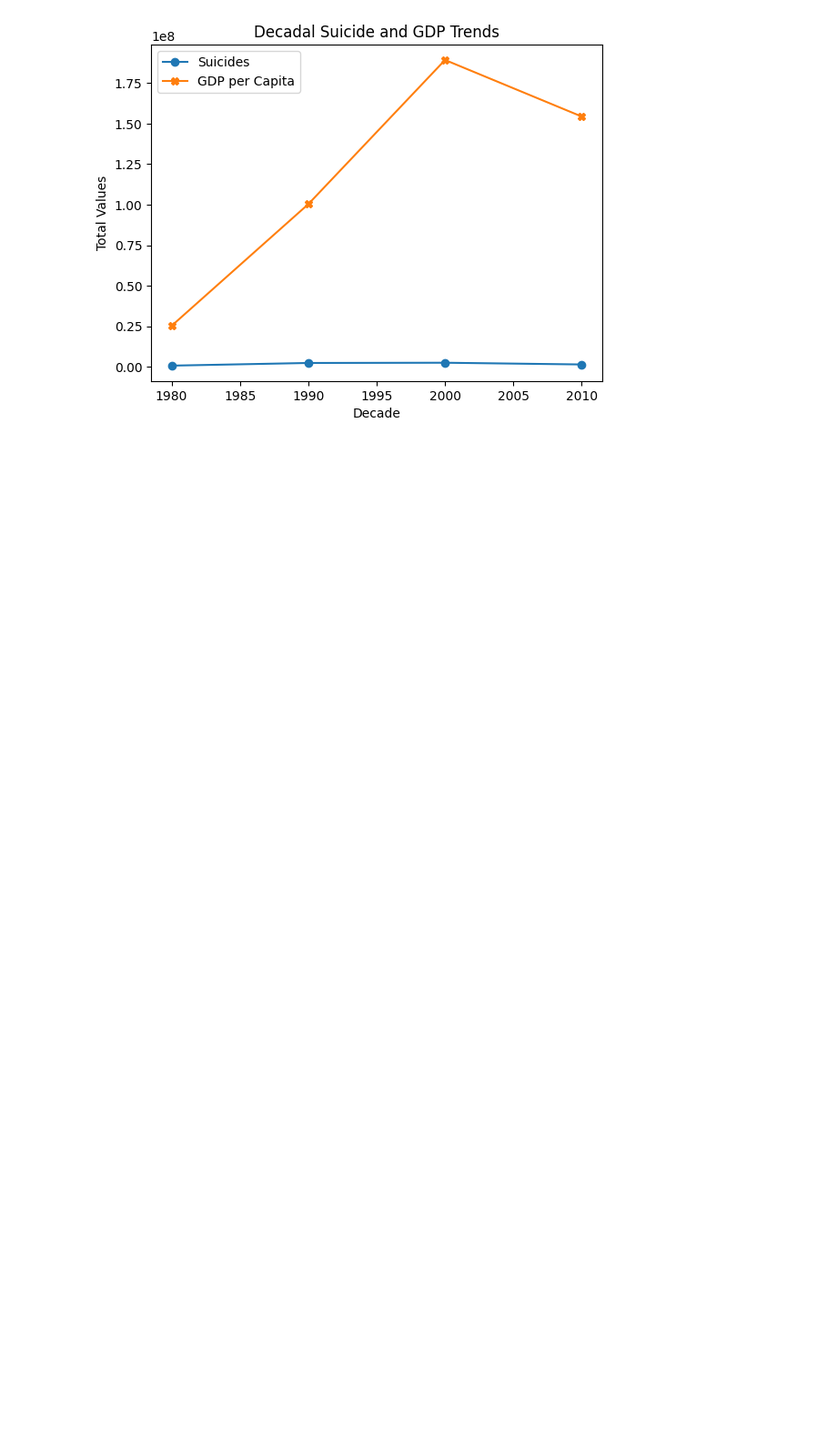
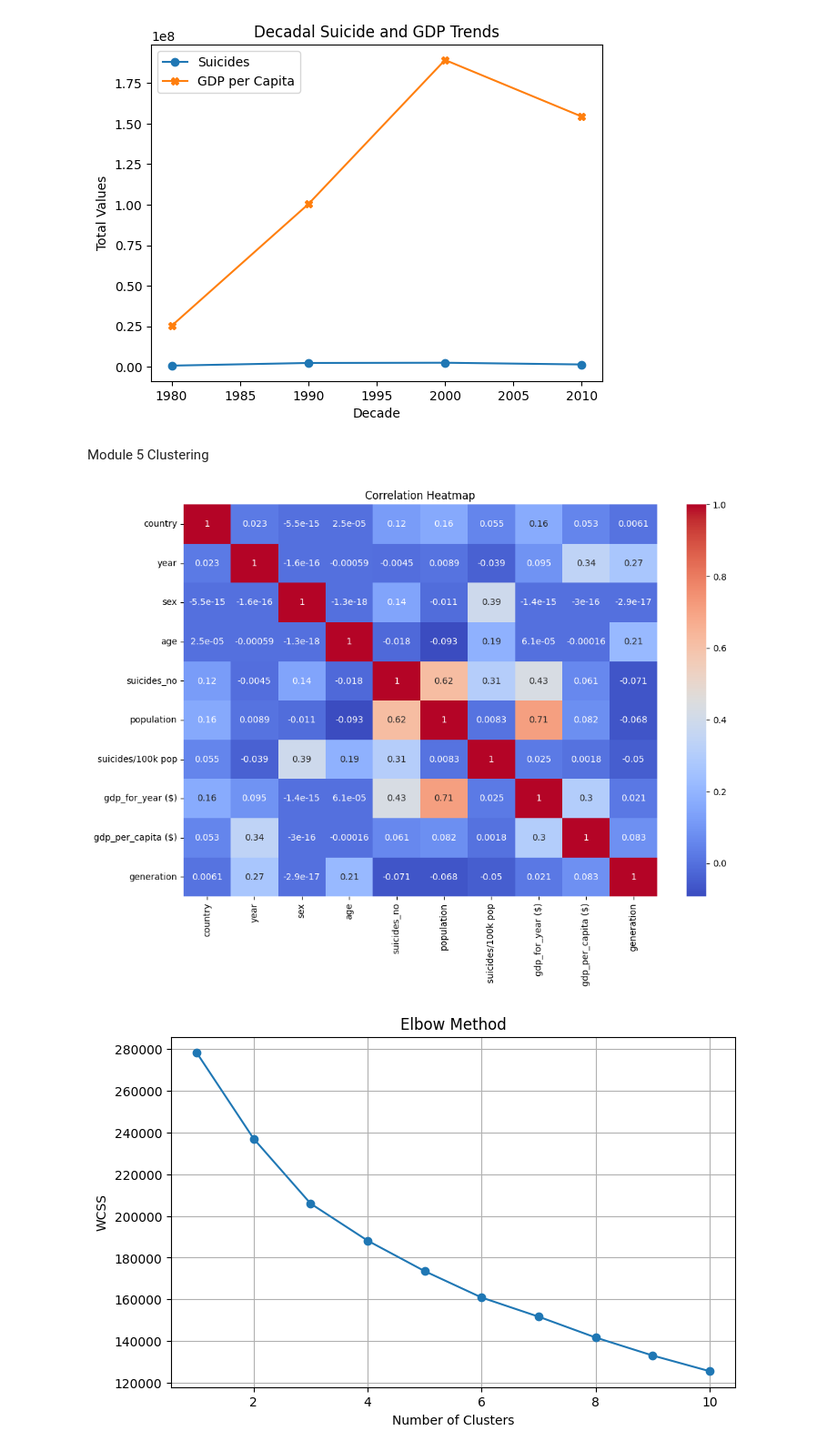
Before and after one commit to skizzle010/21BDS0180-EDA-DA, a Jupyter notebook: EDA_DA.ipynb, the cells around one changed output. Shown at 91% size. Cells and saved outputs as stored; diff of their text form; code cells hidden in the pictures; blank space fills up the shorter version.

```diff
--- a/EDA_DA.ipynb
+++ b/EDA_DA.ipynb
@@ -298,3 +298,72 @@ plt.show()
 [figure]
 [figure]
 [figure]
+# %% [markdown]
+Module 5 Clustering
+# %%
+# Import libraries
+import pandas as pd
+import matplotlib.pyplot as plt
+import seaborn as sns
+from sklearn.preprocessing import LabelEncoder, StandardScaler
+from sklearn.cluster import KMeans
+
+# Load dataset
+df = pd.read_csv("Suicide data.csv")
+
+# Clean column names
+df.columns = df.columns.str.strip()
+
+# Drop mostly-null column
+df = df.drop(columns=["HDI for year"])
+
+# Convert GDP column to numeric
+df['gdp_for_year ($)'] = df['gdp_for_year ($)'].str.replace(',', '').astype(float)
+
+# Drop 'country-year' column
+df = df.drop(columns=['country-year'])
+
+# Encode categorical variables
+label_encoders = {}
+cat_columns = ['country', 'sex', 'age', 'generation']
+for col in cat_columns:
+    le = LabelEncoder()
+    df[col] = le.fit_transform(df[col])
+    label_encoders[col] = le
+
+# Display correlation heatmap
+plt.figure(figsize=(12, 8))
+sns.heatmap(df.corr(), annot=True, cmap="coolwarm")
+plt.title("Correlation Heatmap")
+plt.show()
+
+# Normalize features
+scaler = StandardScaler()
+scaled_df = scaler.fit_transform(df)
+
+# Elbow method to find optimal clusters
+wcss = []
+for i in range(1, 11):
+    kmeans = KMeans(n_clusters=i, random_state=42, n_init=10)
+    kmeans.fit(scaled_df)
+    wcss.append(kmeans.inertia_)
+
+plt.figure(figsize=(8, 5))
+plt.plot(range(1, 11), wcss, marker='o')
+plt.title("Elbow Method")
+plt.xlabel("Number of Clusters")
+plt.ylabel("WCSS")
+plt.grid(True)
+plt.show()
+
+# Apply KMeans with optimal K (you can choose e.g. k=3 or 4 based on the elbow plot)
+k = 4
+kmeans = KMeans(n_clusters=k, random_state=42, n_init=10)
+df['cluster'] = kmeans.fit_predict(scaled_df)
+
+# Pairplot for clusters (reduced subset to avoid performance lag)
+sns.pairplot(df.sample(1000), hue='cluster', diag_kind='kde', palette='bright')
+plt.show()
+# %% [output]
+[figure, added]
+[figure, added]
```
Also changed, not shown: parts of 3 cells of this notebook.
